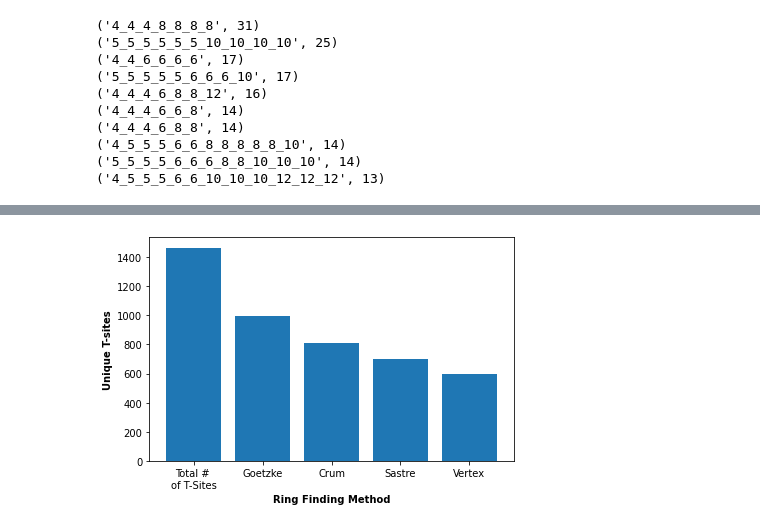
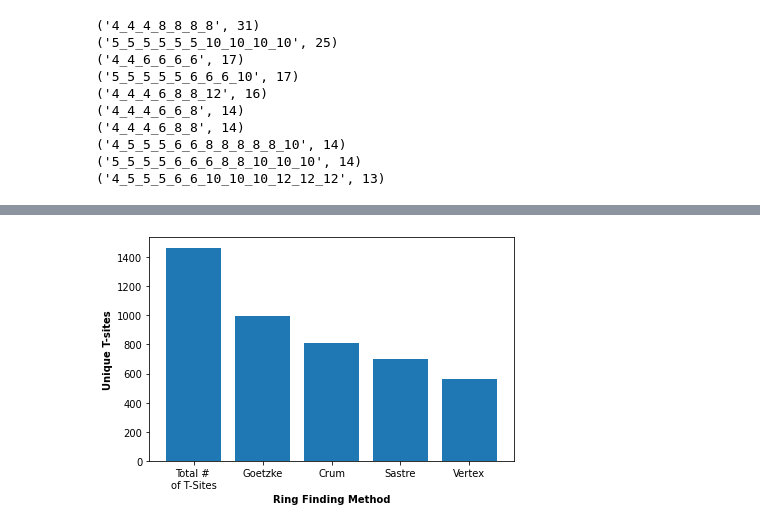
Before and after one commit to wfschneidergroup/zse_manuscript, a Jupyter notebook: results_code/ring_frequency_plots.ipynb, the cells around one changed output, grey strips where cells are left out. Saved outputs shown, nothing was run; the diff lists cells and outputs as text; code cells hidden in the pictures.

```diff
--- a/results_code/ring_frequency_plots.ipynb
+++ b/results_code/ring_frequency_plots.ipynb
@@ -261,12 +282,12 @@ for c in counts[:10]:
 # %%
-counts = [1460,993,808,700,600]
+counts = [1460,993,808,700,562]
 xax = [1,2,3,4,5]
 plt.bar(xax,counts)
 plt.xticks(np.arange(1,6),['Total # \nof T-Sites','Goetzke','Crum','Sastre','Vertex'])
 plt.xlabel('Ring Finding Method',weight='bold')
 plt.ylabel('Unique T-sites',weight='bold')
 plt.tight_layout()
 plt.savefig('../figures/completed-figures/unique-ts.pdf',dpi=300)
 plt.show()
 # %% [output]
-[figure, old version]
+[figure, new version]
```
Also changed, not shown: parts of 2 cells of this notebook, 7 other files.
